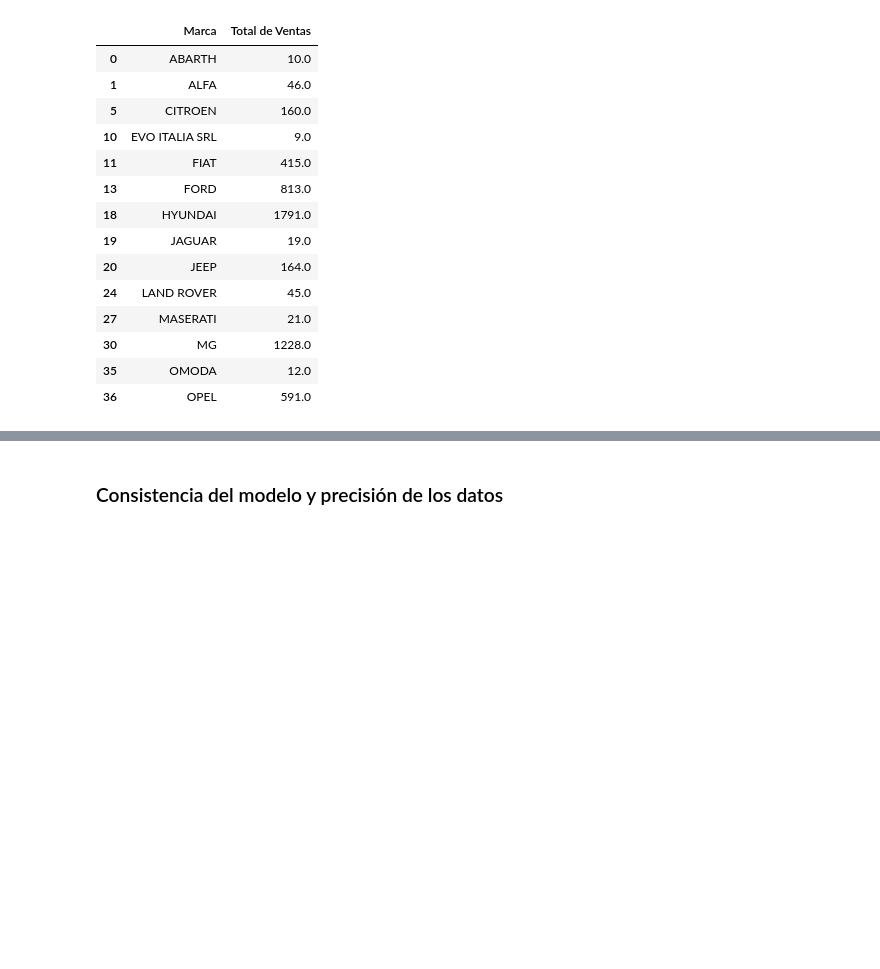
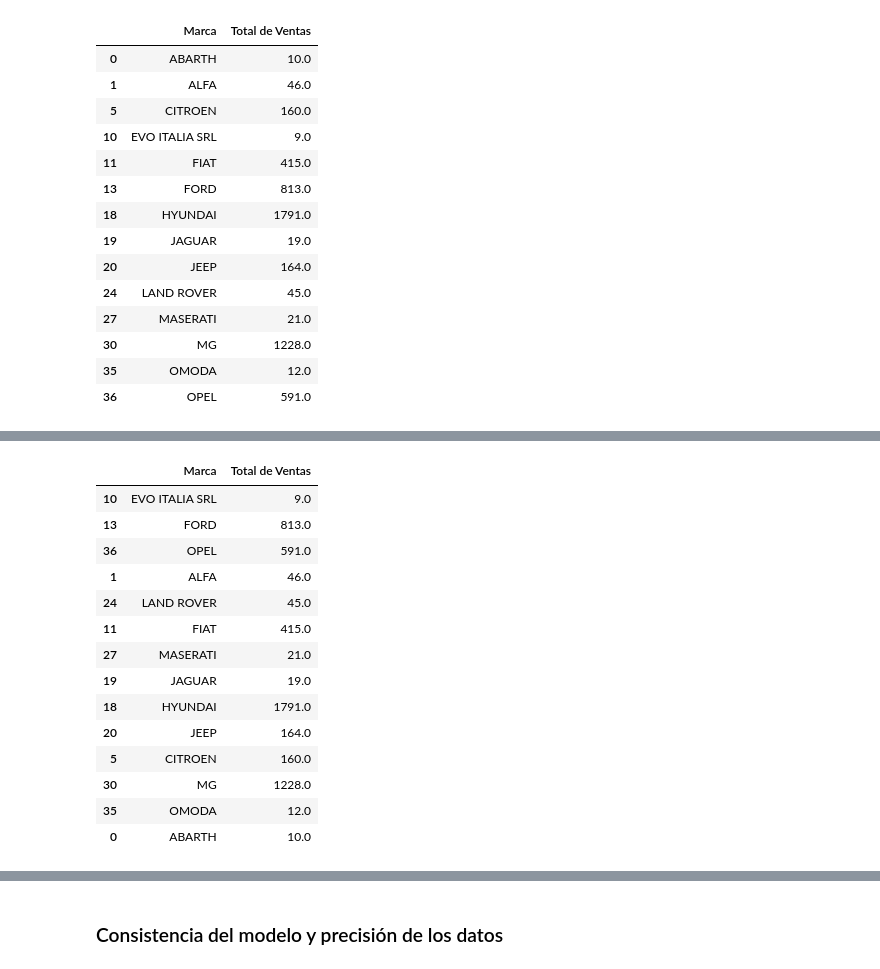
Before and after one commit to Nambu89/Vehicle-Sales-Prediction-Project-in-Spain, a Jupyter notebook: Sales.ipynb, the cells around one changed output, grey strips where cells are left out. Cells and saved outputs as stored; diff of their text form; code cells hidden in the pictures; blank space fills up the shorter version.

```diff
--- a/Sales.ipynb
+++ b/Sales.ipynb
@@ -627 +634,19 @@ marca_predictions_filtered[['Marca', 'Total de Ventas']].head()
+# %%
+marca_predictions_filtered[['Marca', 'Total de Ventas']]
+# %% [output]
+|  | Marca | Total de Ventas |
+| 10 | EVO ITALIA SRL | 9.0 |
+| 13 | FORD | 813.0 |
+| 36 | OPEL | 591.0 |
+| 1 | ALFA | 46.0 |
+| 24 | LAND ROVER | 45.0 |
+| 11 | FIAT | 415.0 |
+| 27 | MASERATI | 21.0 |
+| 19 | JAGUAR | 19.0 |
+| 18 | HYUNDAI | 1791.0 |
+| 20 | JEEP | 164.0 |
+| 5 | CITROEN | 160.0 |
+| 30 | MG | 1228.0 |
+| 35 | OMODA | 12.0 |
+| 0 | ABARTH | 10.0 |
 # %%
```
Also changed, not shown: parts of 4 cells of this notebook.
